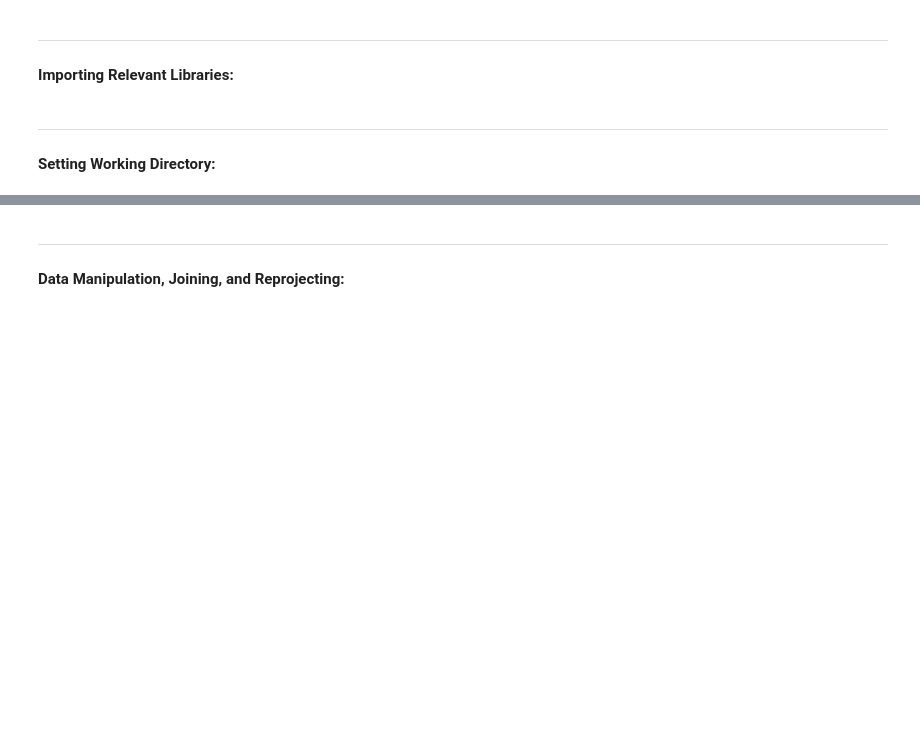
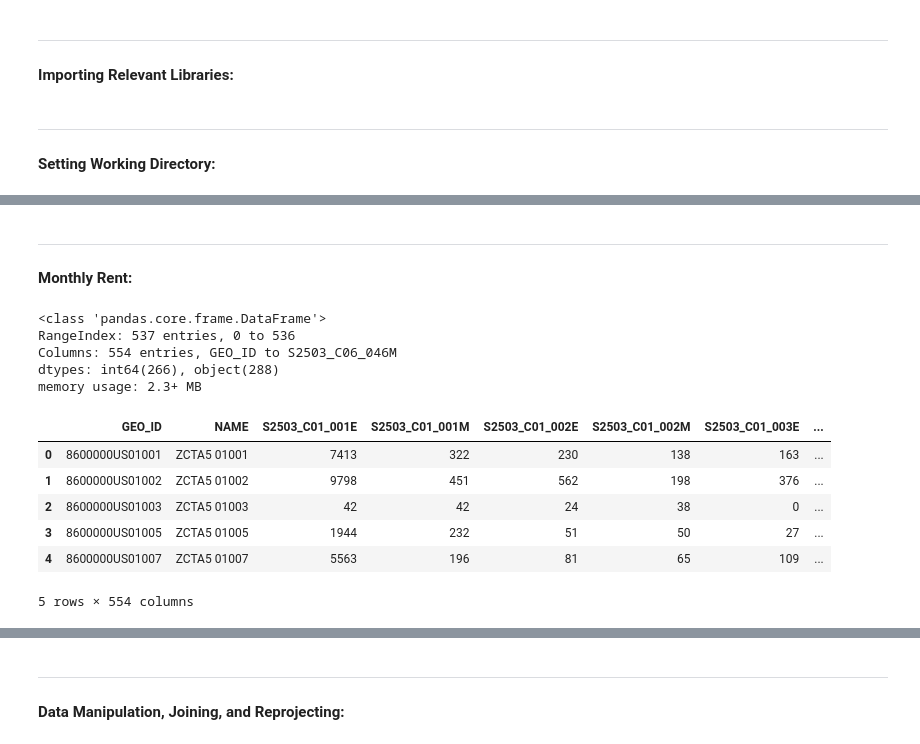
Before and after one commit to jess-wilson2020/uep239-final-project, a Jupyter notebook: uep239-final-project.ipynb, the cells around one changed output, grey strips where cells are left out. Saved outputs shown, nothing was run; the diff lists cells and outputs as text; code cells hidden in the pictures; blank space fills up the shorter version.

```diff
--- a/uep239-final-project.ipynb
+++ b/uep239-final-project.ipynb
@@ -83,4 +88,24 @@ population =
+# %% [markdown]
+---
+
+**Monthly Rent:**
 # %%
+# Read in median monthly rent data:
+rent_raw = pd.read_csv(r"tabular/Rent/rent.csv", skiprows = [1])
+
+# Observe data:
 rent_raw.info()
 rent_raw.head()
-rent =
+# %% [output]
+<class 'pandas.core.frame.DataFrame'>
+RangeIndex: 537 entries, 0 to 536
+Columns: 554 entries, GEO_ID to S2503_C06_046M
+dtypes: int64(266), object(288)
+memory usage: 2.3+ MB
+|  | GEO_ID | NAME | S2503_C01_001E | S2503_C01_001M | S2503_C01_002E | S2503_C01_002M | S2503_C01_003E | ... |
+| 0 | 8600000US01001 | ZCTA5 01001 | 7413 | 322 | 230 | 138 | 163 | ... |
+| 1 | 8600000US01002 | ZCTA5 01002 | 9798 | 451 | 562 | 198 | 376 | ... |
+| 2 | 8600000US01003 | ZCTA5 01003 | 42 | 42 | 24 | 38 | 0 | ... |
+| 3 | 8600000US01005 | ZCTA5 01005 | 1944 | 232 | 51 | 50 | 27 | ... |
+| 4 | 8600000US01007 | ZCTA5 01007 | 5563 | 196 | 81 | 65 | 109 | ... |
+5 rows × 554 columns
```
Also changed, not shown: parts of 27 cells of this notebook.
